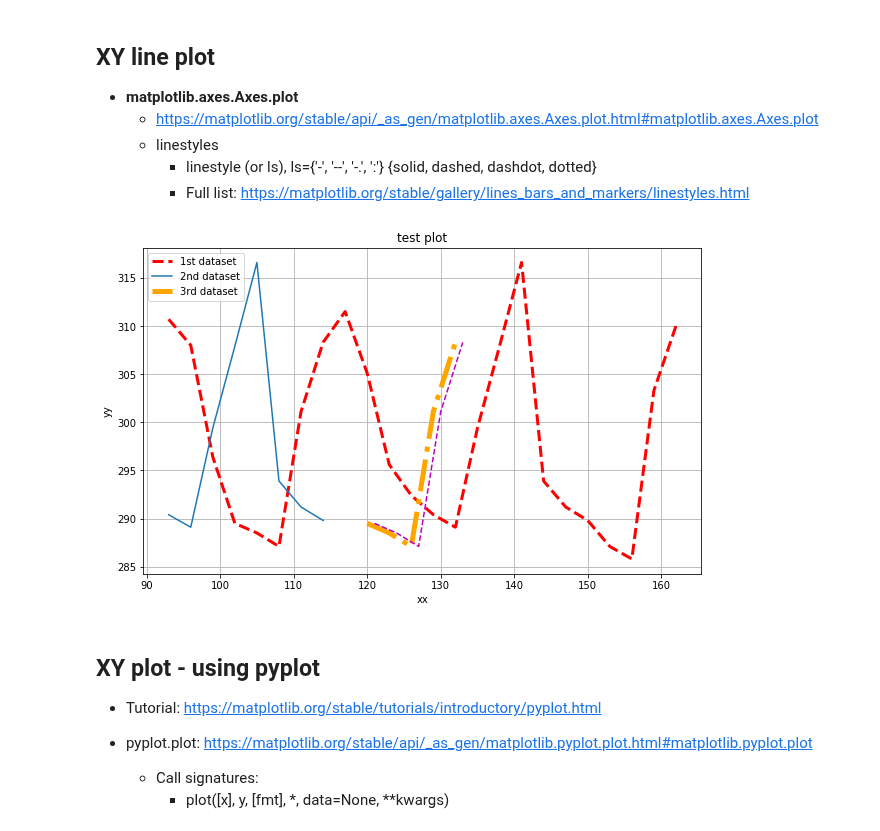
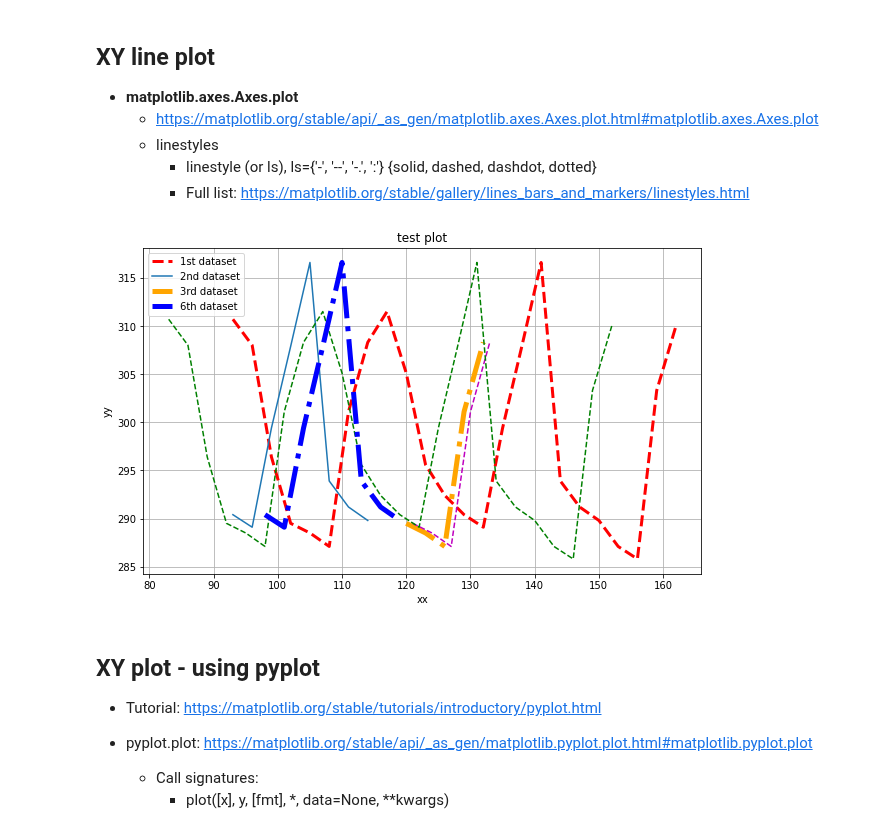
Before and after one commit to yihsuanchen/python, a Jupyter notebook: yhc_module_and_notes/notes-matplotlib_basic_XY.ipynb, the cells around one changed output. Drawn from its saved outputs; the diff is of its cells as text; code cells hidden in the pictures.

Commit message:
play with setting legend

```diff
--- a/yhc_module_and_notes/notes-matplotlib_basic_XY.ipynb
+++ b/yhc_module_and_notes/notes-matplotlib_basic_XY.ipynb
@@ -53,36 +53,40 @@ yy3 = np.array([289.5, 288.5, 287.1, 301.1, 308.3])
 # %%
 #######################################
 #  Using Matplotlib basic features
 #      https://matplotlib.org/stable/tutorials/introductory/usage.html
 #######################################
 
 #--- Create a figure 10 inches by 6 inches.
 fig = plt.figure(figsize=(10, 6))
 
 #--- Add an Axes to the current figure. add_subplot (nrows, ncols, index).
 #      matplotlib.pyplot.subplot, https://matplotlib.org/stable/api/_as_gen/matplotlib.pyplot.subplot.html
 ax = fig.add_subplot(1, 1, 1)   # or use ax = fig.add_subplot(111)
 
 #--- Add labels
 ax.set_title('test plot')  # title of this figure
 ax.set_xlabel('xx')        # x-axis label
 ax.set_ylabel('yy')        # y-axis label
 
 #--- plot
 linewidth = 3.
 ax.plot(xx1, yy1, label='1st dataset', color='red', linestyle='--', linewidth=3.)
 ax.plot(xx2, yy2, label='2nd dataset')    # overlay (xx2, yy2)
 ax.plot(xx3, yy3, label='3rd dataset', c='orange', ls='-.', lw=5.)
 ax.plot(xx3+1, yy3, 'm--')
-
+ax.plot(xx1-10, yy1, 'g--')
+ax.plot(xx2+5, yy2, label='6th dataset', c='blue', ls='-.', lw=5.)
 
 #--- draw legend
-ax.legend(loc='upper left')
+ax.legend(loc='upper left')    # show da1-da3 & da6
+
+#legend_all = ["da1","da2","da3","da4","da5"]
+#ax.legend(legend_all, loc='upper left')  # show da1-da5 datasets
 
 #--- draw grid
 ax.grid(True)
 # %% [output]
-[figure, old version]
+[figure, new version]
 # %% [markdown]
 ## XY plot - using pyplot
 - Tutorial: https://matplotlib.org/stable/tutorials/introductory/pyplot.html
```
